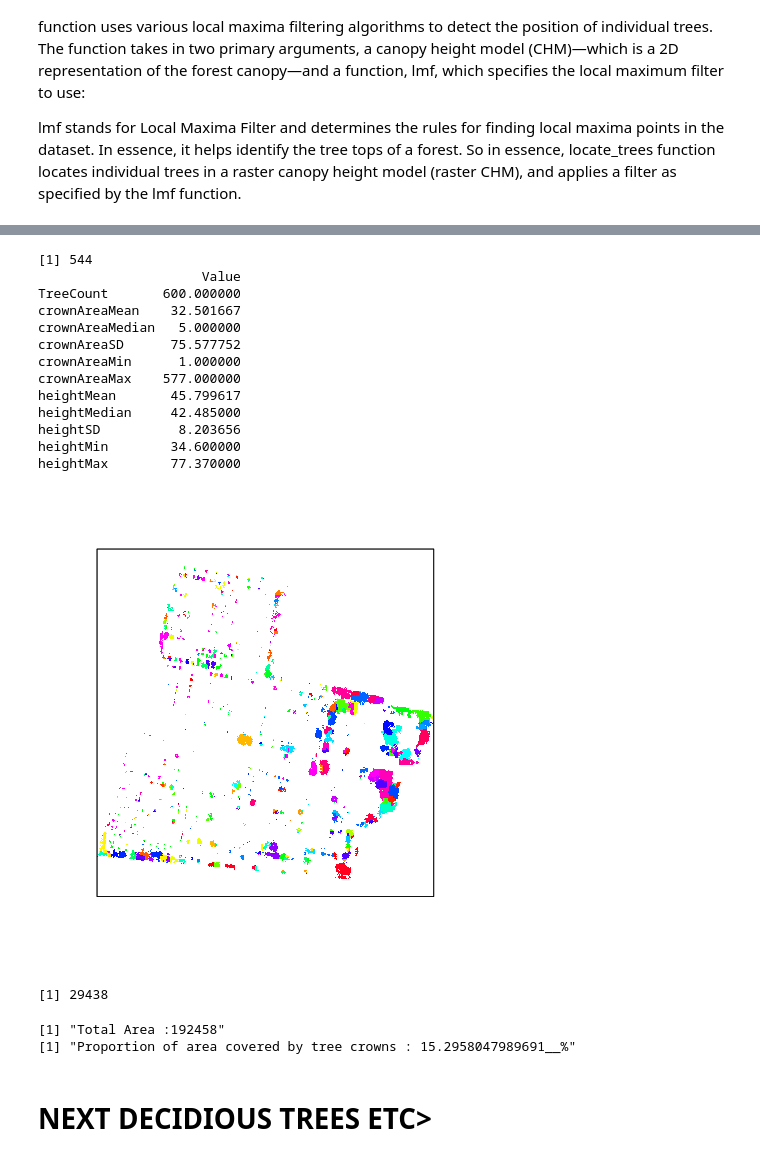
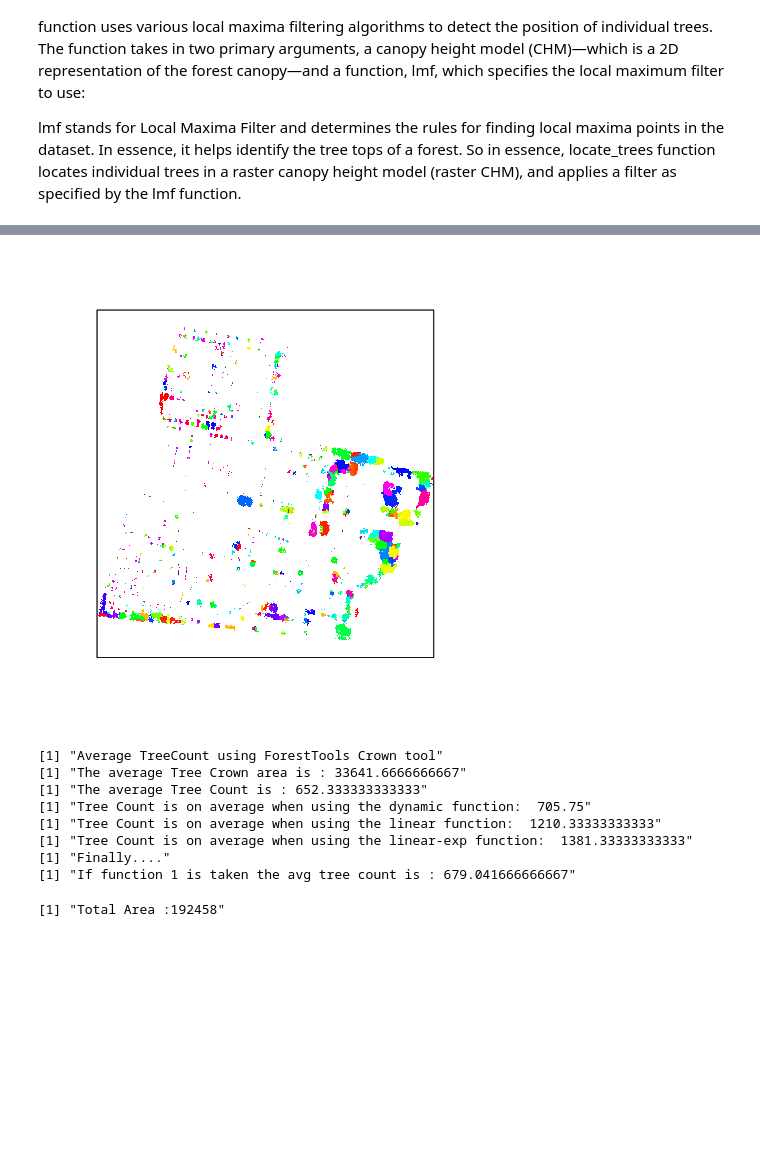
Before and after one commit to ni-be/golm_tree_analysis, a Jupyter notebook: golm_tree_analysis.ipynb, the cells around one changed output, grey strips where cells are left out. Saved outputs shown, nothing was run; the diff lists cells and outputs as text; code cells hidden in the pictures; blank space fills up the shorter version.

```diff
--- a/golm_tree_analysis.ipynb
+++ b/golm_tree_analysis.ipynb
@@ -611,46 +642,45 @@ heightMax         82.140000
 # %%
 %%R
-chm <- rasterize_canopy(las53, 1, p2r(0.2), pkg = "raster")
-#f <- function(x) {x * 0.02 + 0.3}
-
+chm <- chm_p2r_las53
 ttops <- vwf(CHM = chm, winFun = f, minHeight = 2)
-
 plot(chm, xlab = "", ylab = "", xaxt = 'n', yaxt = 'n')
 plot(ttops, col = "green", pch = 20, cex = 0.5, add = TRUE)
-
 # Create crown map
 crowns <- mcws(treetops = ttops, CHM = chm,  minHeight = 3, verbose = FALSE)
-
 # Plot crowns
 plot(crowns, col = sample(rainbow(50), length(unique(crowns[])), replace = TRUE), legend = FALSE, xlab = "", ylab = "", xaxt='n', yaxt = 'n')
-print(nrow(crowns))
-crowns_poly <- mcws(treetops = ttops, CHM = chm, minHeight = 3, verbose = FALSE, format="polygons")
-summary <- sp_summarise(crowns_poly, variables = c("crownArea", "height"))
-print(summary)
-# Calculate total crown area
-total_crown_area3 <- sum(crowns_poly$crownArea)
 # %% [output]
-[1] 544
-                     Value
-TreeCount       600.000000
-crownAreaMean    32.501667
-crownAreaMedian   5.000000
-crownAreaSD      75.577752
-crownAreaMin      1.000000
-crownAreaMax    577.000000
-heightMean       45.799617
-heightMedian     42.485000
-heightSD          8.203656
-heightMin        34.600000
-heightMax        77.370000
-[figure, old version]
+[figure, new version]
-# %%
-%%R
-total_total_crown_area <- total_crown_area2 + total_crown_area3
-ttca <- total_total_crown_area/2
-print(ttca)
-# %% [output]
-[1] 29438
+# %%
+%%R
+print("Average TreeCount using ForestTools Crown tool")
+
+total_total_crown_area <- total_crown_areas[[1]] + total_crown_areas[[2]] + total_crown_areas[[3]]
+total_total_tree_count <- tree_counts[[1]] + tree_counts[[2]] + tree_counts[[3]]
+
+avg_total_crown_area <- total_total_crown_area/3
+avg_total_tree_count <- total_total_tree_count/3
+print(paste("The average Tree Crown area is :", avg_total_crown_area))
+print(paste("The average Tree Count is :", avg_total_tree_count))
+
+print(paste("Tree Count is on average when using the dynamic function: ", TOTAL_f/4))
+print(paste("Tree Count is on average when using the linear function: ", TOTAL_f2/3))
+print(paste("Tree Count is on average when using the linear-exp function: ", TOTAL_f3/3))
+print("Finally....")
+print(paste("If function 1 is taken the avg tree count is :", (TOTAL_f/4 + avg_total_tree_count)/2))
+
+#total_total_crown_area <- total_crown_area2 + total_crown_area3
+#ttca <- total_total_crown_area/2
+#print(paste("The average Tree Crown area is :", ttca))
+# %% [output]
+[1] "Average TreeCount using ForestTools Crown tool"
+[1] "The average Tree Crown area is : 33641.6666666667"
+[1] "The average Tree Count is : 652.333333333333"
+[1] "Tree Count is on average when using the dynamic function:  705.75"
+[1] "Tree Count is on average when using the linear function:  1210.33333333333"
+[1] "Tree Count is on average when using the linear-exp function:  1381.33333333333"
+[1] "Finally...."
+[1] "If function 1 is taken the avg tree count is : 679.041666666667"
 # %%
 %%R
 # Read the LAS file
@@ -665,14 +695,5 @@ metrics <- grid_metrics(las2, ~length(X), resolution)
 # Total area is computed by summing up non-NA grid cells and multiplying by the cell's area
 total_area <- sum(!is.na(values(metrics))) * resolution * resolution
 print(paste0("Total Area :", total_area))
-
-crown_values <- getValues(crowns)
-unique_crowns <- unique(crown_values)
-
-# compare total Crown Area with total area
-print(paste0("Proportion of area covered by tree crowns : ", (ttca/total_area)*100, "__%"))
 # %% [output]
 [1] "Total Area :192458"
-[1] "Proportion of area covered by tree crowns : 15.2958047989691__%"
-# %% [markdown]
-# NEXT DECIDIOUS TREES ETC>
```
Also changed, not shown: parts of 20 cells of this notebook.
